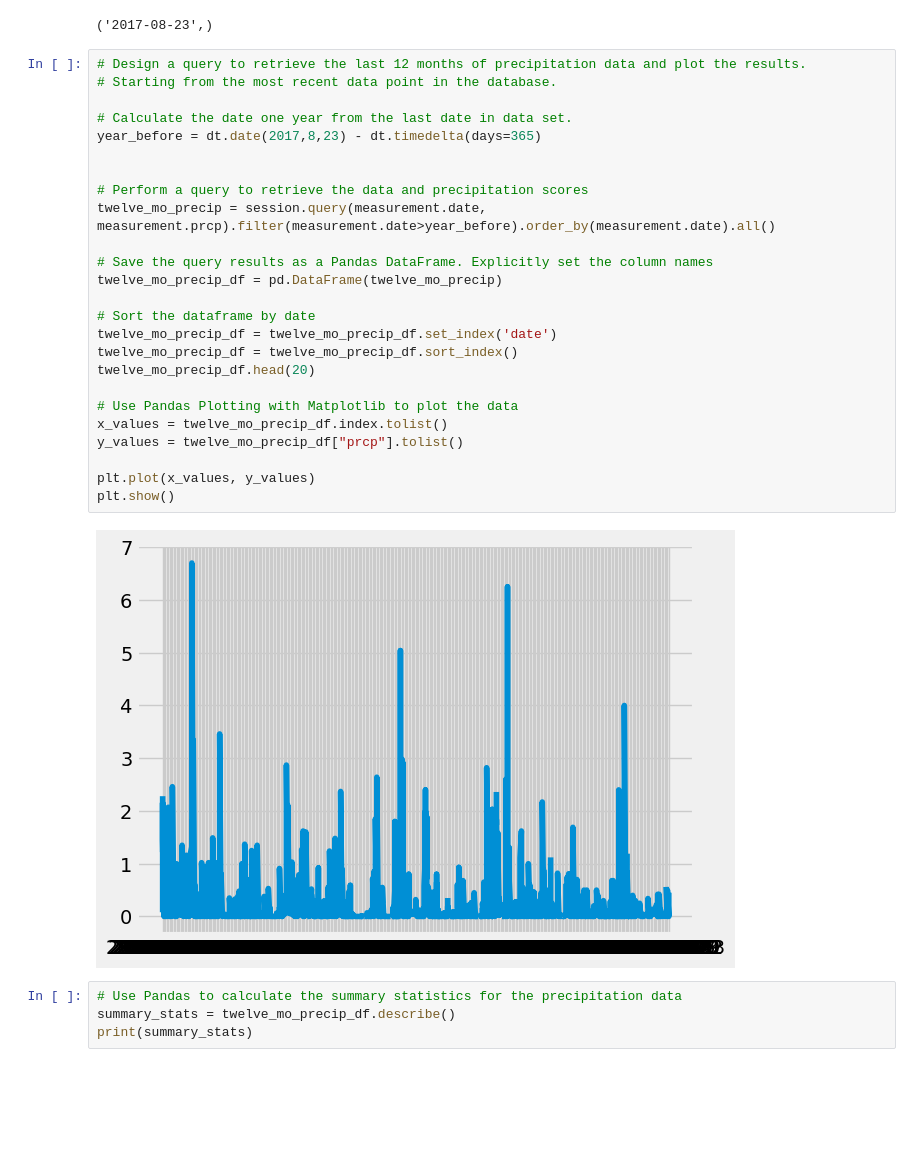
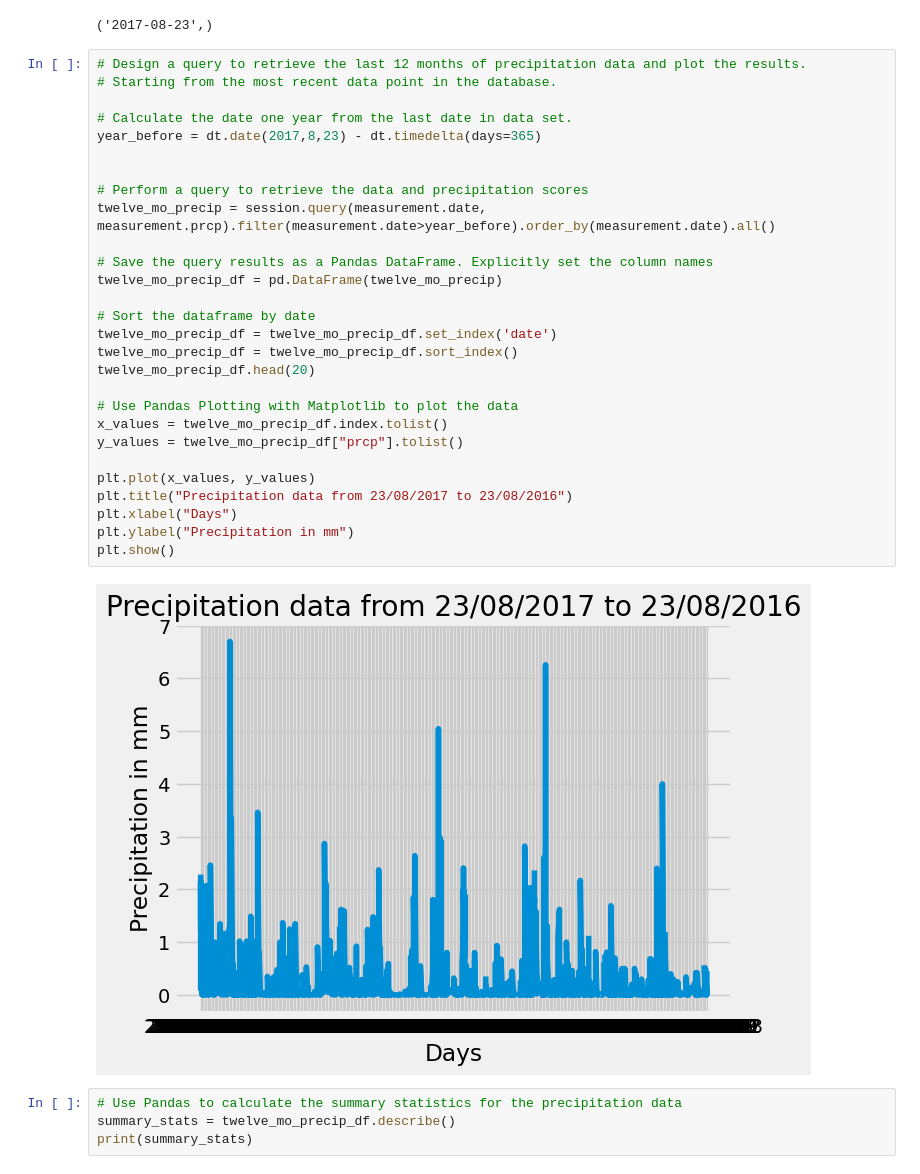
Before and after one commit to AlejandraFeatherston/sqlalchemy-challenge, a Jupyter notebook: SurfsUp/climate_starter.ipynb, the cells around one changed output. Saved outputs shown, nothing was run; the diff lists cells and outputs as text; blank space fills up the shorter version.

```diff
--- a/SurfsUp/climate_starter.ipynb
+++ b/SurfsUp/climate_starter.ipynb
@@ -52,30 +50,33 @@ most_recent
 # %%
 # Design a query to retrieve the last 12 months of precipitation data and plot the results.
 # Starting from the most recent data point in the database.
 
 # Calculate the date one year from the last date in data set.
 year_before = dt.date(2017,8,23) - dt.timedelta(days=365)
 
 
 # Perform a query to retrieve the data and precipitation scores
 twelve_mo_precip = session.query(measurement.date, measurement.prcp).filter(measurement.date>year_before).order_by(measurement.date).all()
 
 # Save the query results as a Pandas DataFrame. Explicitly set the column names
 twelve_mo_precip_df = pd.DataFrame(twelve_mo_precip)
 
 # Sort the dataframe by date
 twelve_mo_precip_df = twelve_mo_precip_df.set_index('date')
 twelve_mo_precip_df = twelve_mo_precip_df.sort_index()
 twelve_mo_precip_df.head(20)
 
 # Use Pandas Plotting with Matplotlib to plot the data
 x_values = twelve_mo_precip_df.index.tolist()
 y_values = twelve_mo_precip_df["prcp"].tolist()
 
 plt.plot(x_values, y_values)
+plt.title("Precipitation data from 23/08/2017 to 23/08/2016")
+plt.xlabel("Days")
+plt.ylabel("Precipitation in mm")
 plt.show()
 # %% [output]
-[figure, old version]
+[figure, new version]
 # %%
 # Use Pandas to calculate the summary statistics for the precipitation data
 summary_stats = twelve_mo_precip_df.describe()
```
Also changed, not shown: parts of 4 cells of this notebook.
